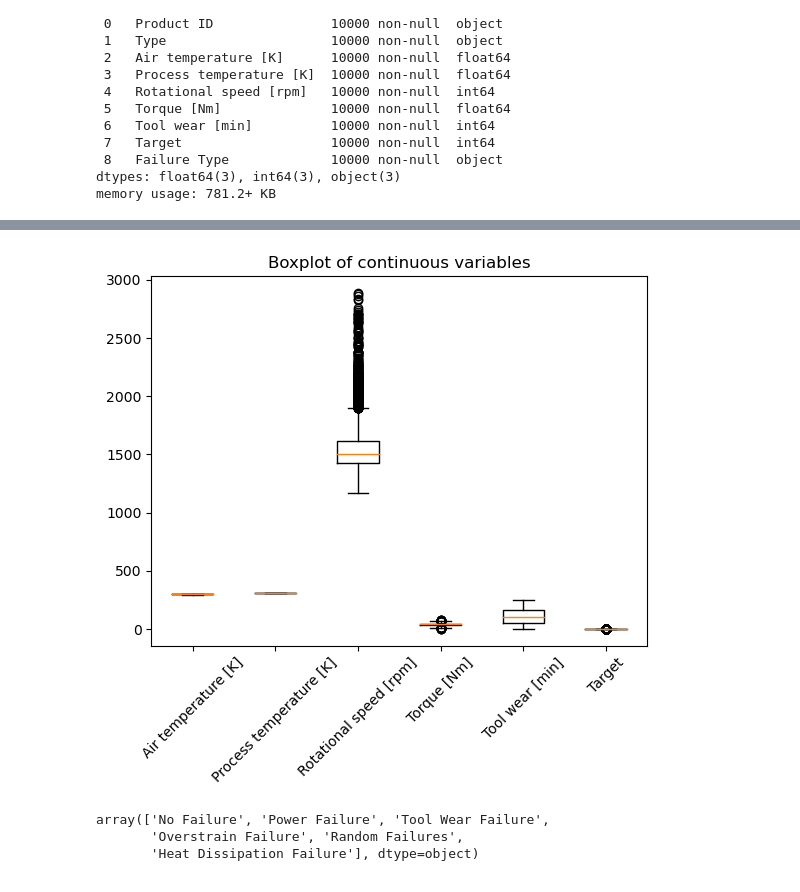
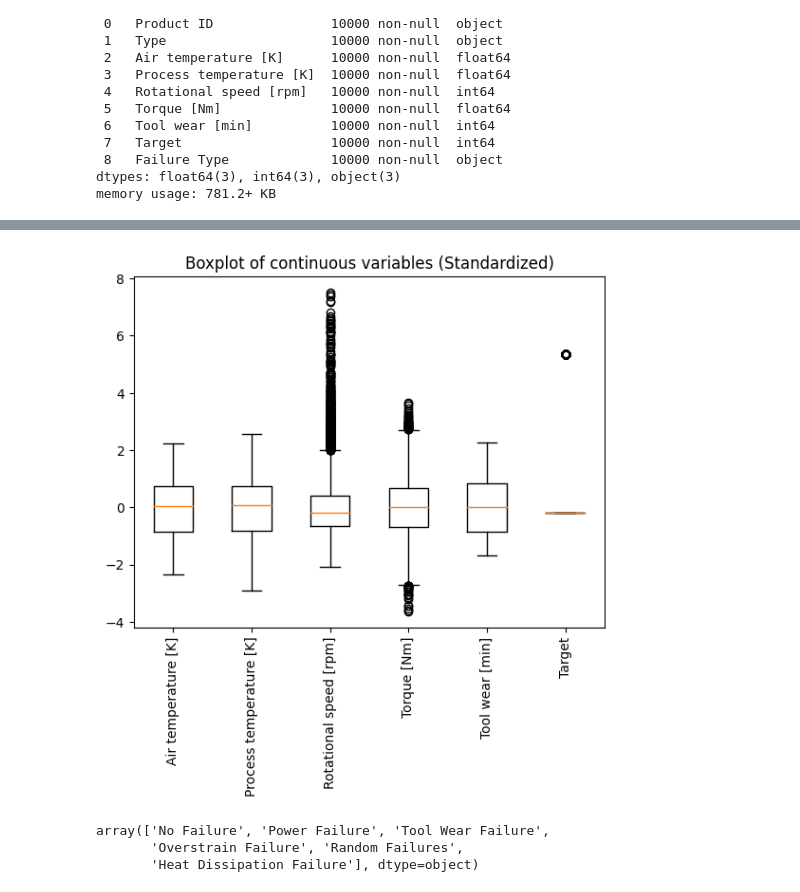
Before and after one commit to t-kessel-datascientist/Predictive-Maintenance, a Jupyter notebook: Predictive_Maintenance_Failure_Prediction.ipynb, the cells around one changed output, grey strips where cells are left out. Saved outputs shown, nothing was run; the diff lists cells and outputs as text; code cells hidden in the pictures.

```diff
--- a/Predictive_Maintenance_Failure_Prediction.ipynb
+++ b/Predictive_Maintenance_Failure_Prediction.ipynb
@@ -103,9 +107,9 @@ df.describe()
 # %%
-plt.boxplot(df.select_dtypes(include=['float64','int64']),labels=df.select_dtypes(include=['float64','int64']).columns)
-plt.title('Boxplot of continuous variables')
-plt.xticks(rotation=45);
+plt.boxplot(StandardScaler().fit_transform(df.select_dtypes(include=['float64','int64'])),labels=df.select_dtypes(include=['float64','int64']).columns)
+plt.title('Boxplot of continuous variables (Standardized)')
+plt.xticks(rotation=90);
 # %% [output]
-[figure, old version]
+[figure, new version]
 # %%
 df['Failure Type'].unique()
 # %% [output]
```
Also changed, not shown: parts of 51 cells of this notebook.
